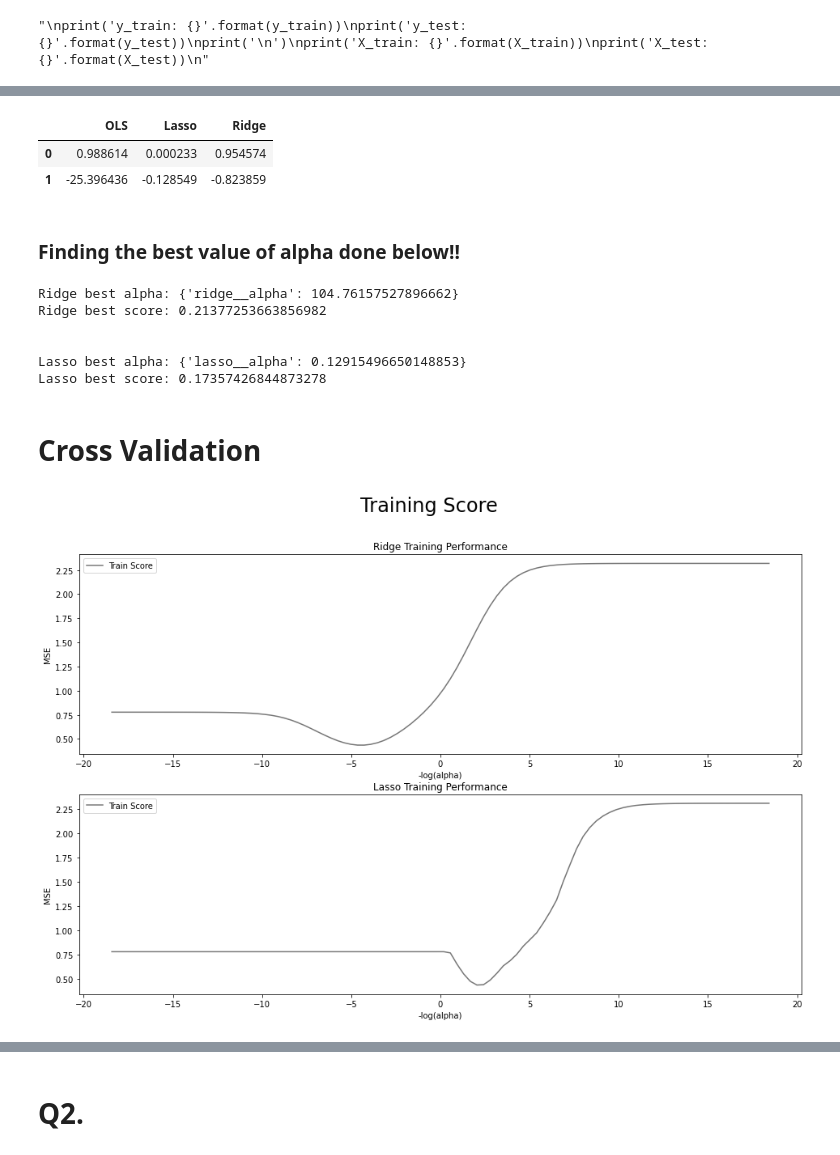
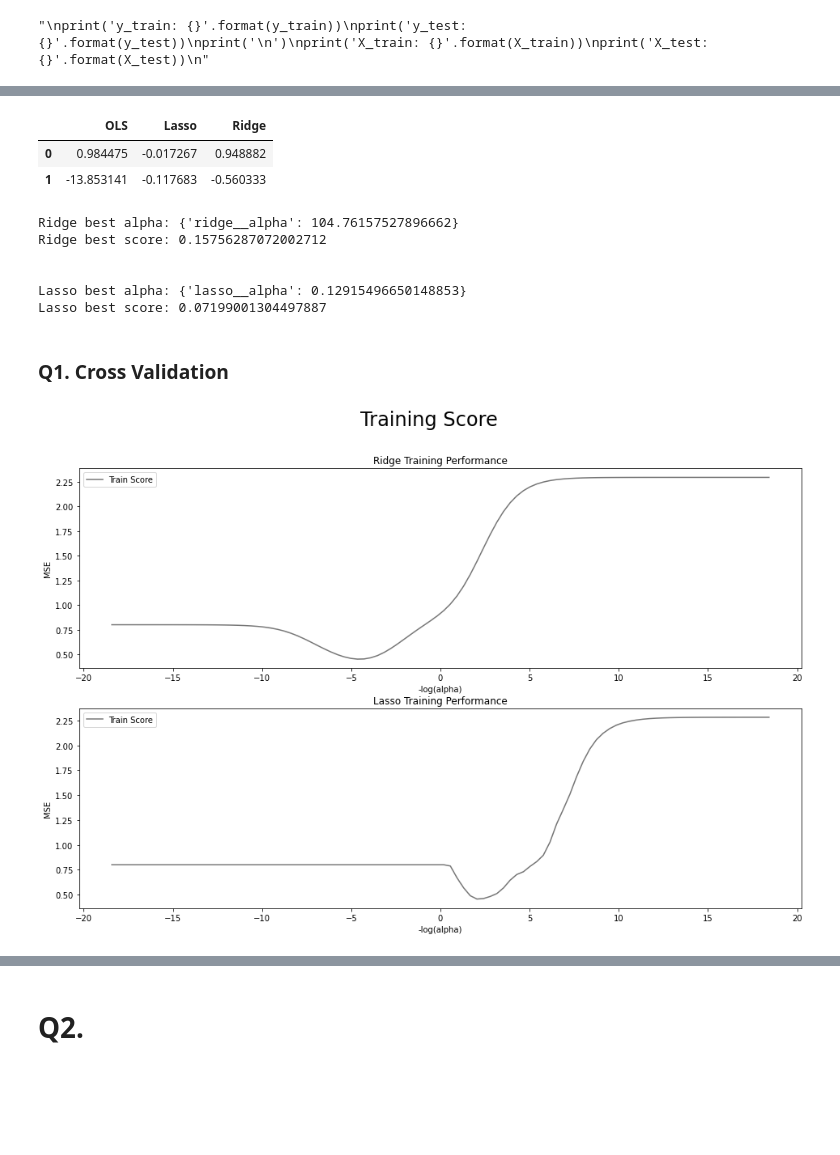
Before and after one commit to Sean-Chaos/DBA-3803-Project, a Jupyter notebook: DBA 3803 Group Project (Working copy).ipynb, the cells around one changed output, grey strips where cells are left out. Cells and saved outputs as stored; diff of their text form; code cells hidden in the pictures; blank space fills up the shorter version.

```diff
--- a/DBA 3803 Group Project (Working copy).ipynb
+++ b/DBA 3803 Group Project (Working copy).ipynb
@@ -216,11 +216,11 @@ for cov_num in covariates:
     temp_df.insert(1, 'y', y_temp)
     temp_df = temp_df.rename({'X0':'x'}, axis=1)
 
-    ols = LinearRegression()
+    mdl = Ridge(fit_intercept = False)
     features = temp_df.drop('y', axis = 1)
     target = temp_df['y']
-    ols.fit(features, target)
-    preds = ols.predict(features)
+    mdl.fit(features, target)
+    preds = mdl.predict(features)
     sns.scatterplot(x = temp_df.x, y = temp_df.y, color='#767676', ax=axs[counter])
     sns.lineplot(x = temp_df.x, y = preds, color='#edb021', ax=axs[counter])
 
@@ -362,25 +368,0 @@ plt.show()
-# %%
-alpha_vec = np.logspace(-8,8,100)
-
-# results list
-train_r2 = []
-train_mse = []
-coeff_dict = {}
-
-test_r2 = []
-test_mse = []
-
-
-# iterate over all alphas in range
-for cur_alpha in alpha_vec:
-    lasso = Lasso(cur_alpha, max_iter=10000)
-    lasso.fit(X_train, y_train)
-
-    # Training
-    train_r2.append(lasso.score(X_train, y_train))
-    train_mse.append(mean_squared_error(y_train, lasso.predict(X_train)))
-    coeff_dict[cur_alpha] = ridge.coef_
-
-    # Test
-    test_r2.append(lasso.score(X_test, y_test))
-    test_mse.append(mean_squared_error(y_test, lasso.predict(X_test)))
@@ -476,9 +489,9 @@ temp_df_raw.columns = ['X' + str(i) for i in temp_df_raw.columns]
 temp_df_raw.insert(1, 'y', y_train_raw)
 temp_df_raw = temp_df_raw.rename({'X0':'x'}, axis=1)
 # %%
-models = {'OLS': LinearRegression(),
-         'Lasso': Lasso(),
-         'Ridge': Ridge(),}
+models = {'OLS': LinearRegression(fit_intercept = False),
+         'Lasso': Lasso(fit_intercept = False),
+         'Ridge': Ridge(fit_intercept = False),}
 
 X = ['x']
 X.extend(temp_df_raw.columns[2:])
@@ -490,29 +503,27 @@ test(models, temp_df_raw)
 # This shows the models performance!
 # %% [output]
 |  | OLS | Lasso | Ridge |
-| 0 | 0.988614 | 0.000233 | 0.954574 |
-| 1 | -25.396436 | -0.128549 | -0.823859 |
+| 0 | 0.984475 | -0.017267 | 0.948882 |
+| 1 | -13.853141 | -0.117683 | -0.560333 |
-# %% [markdown]
-### Finding the best value of alpha done below!!
 # %%
 
 pipe_r = Pipeline(steps=[("scaler", StandardScaler(with_std = False)),
-                         ("ridge", Ridge())])
+                         ("ridge", Ridge(fit_intercept = False))])
 
 ridge_params = {'ridge__alpha':np.logspace(-8,8,100)}
 
-grid_r = GridSearchCV(estimator=pipe_r, param_grid=ridge_params, n_jobs=-1,  cv = 8)
+grid_r = GridSearchCV(estimator=pipe_r, param_grid=ridge_params, n_jobs=-1,  cv = 10)
 
 grid_r.fit(X_train_raw, y_train_raw)
 
 #--------------------------------------------------------------------------------------------------
 
 pipe_l = Pipeline(steps=[("scaler", StandardScaler(with_std = False)),
-                         ("lasso", Lasso())])
+                         ("lasso", Lasso(fit_intercept = False))])
 
 lasso_params = {'lasso__alpha':np.logspace(-8,8,100)}
 
-grid_l = GridSearchCV(estimator=pipe_l, param_grid=lasso_params, n_jobs=-1,  cv = 8)
+grid_l = GridSearchCV(estimator=pipe_l, param_grid=lasso_params, n_jobs=-1,  cv = 10)
 
 grid_l.fit(X_train_raw, y_train_raw)
 
@@ -528,13 +539,13 @@ print(f'Lasso best alpha: {grid_l.best_params_}')
 print(f'Lasso best score: {grid_l.best_score_}')
 # %% [output]
 Ridge best alpha: {'ridge__alpha': 104.76157527896662}
-Ridge best score: 0.21377253663856982
+Ridge best score: 0.15756287072002712
 
 
 Lasso best alpha: {'lasso__alpha': 0.12915496650148853}
-Lasso best score: 0.17357426844873278
+Lasso best score: 0.07199001304497887
 # %% [markdown]
-# Cross Validation
+### Q1. Cross Validation
 # %%
 regressions = [Ridge, Lasso]
 fig, axs = plt.subplots(nrows=2, figsize=(16,10))
@@ -548,35 +559,35 @@ counter = 0
 for reg in regressions:
     cvResults = []
 
     for cur_alpha in alpha_list[counter]:
 
         clf_cv = Pipeline(steps=[("scaler", StandardScaler(with_std = False)),
                                  ("mdl", reg(cur_alpha, fit_intercept = False))])
 
         # Perform 10-fold cross validation
-        scores = cross_val_score(estimator = clf_cv, X = X_train_raw, y = y_train_raw, cv = 8, \
+        scores = cross_val_score(estimator = clf_cv, X = X_train_raw, y = y_train_raw, cv = 10, \
                                  scoring = 'neg_mean_squared_error', n_jobs = -1)
 
         cvResults.append(abs(scores.mean()))
 
     fig = sns.lineplot(y = cvResults, x = -np.log(alpha_vec), label = "Train Score", ax = axs[counter])
 
     counter += 1
 
 #--------------------------------------------------------------------------------------------------
 
 # Graph
 
 axs[0].title.set_text('Ridge Training Performance')
 axs[1].title.set_text('Lasso Training Performance')
 
 axs[0].set(xlabel='-log(alpha)', ylabel='MSE')
 axs[1].set(xlabel='-log(alpha)', ylabel='MSE')
 
 plt.suptitle('Training Score', fontsize = 24)
 plt.show()
 # %% [output]
-[figure, old version]
+[figure, new version]
 # %%
 regressions = [Ridge, Lasso]
 fig, axs = plt.subplots(nrows=2, figsize=(16,10))
```
Also changed, not shown: parts of 45 cells of this notebook.
